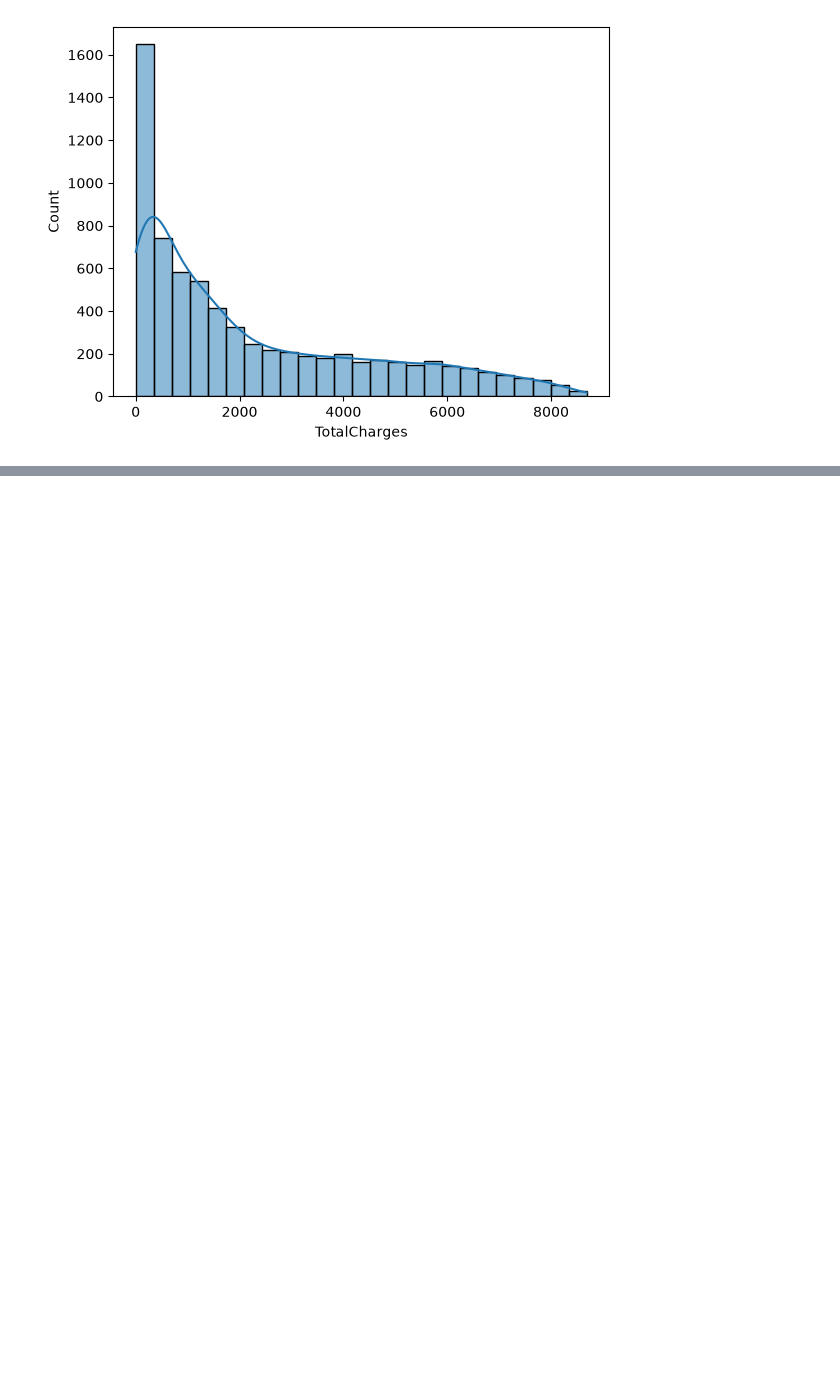
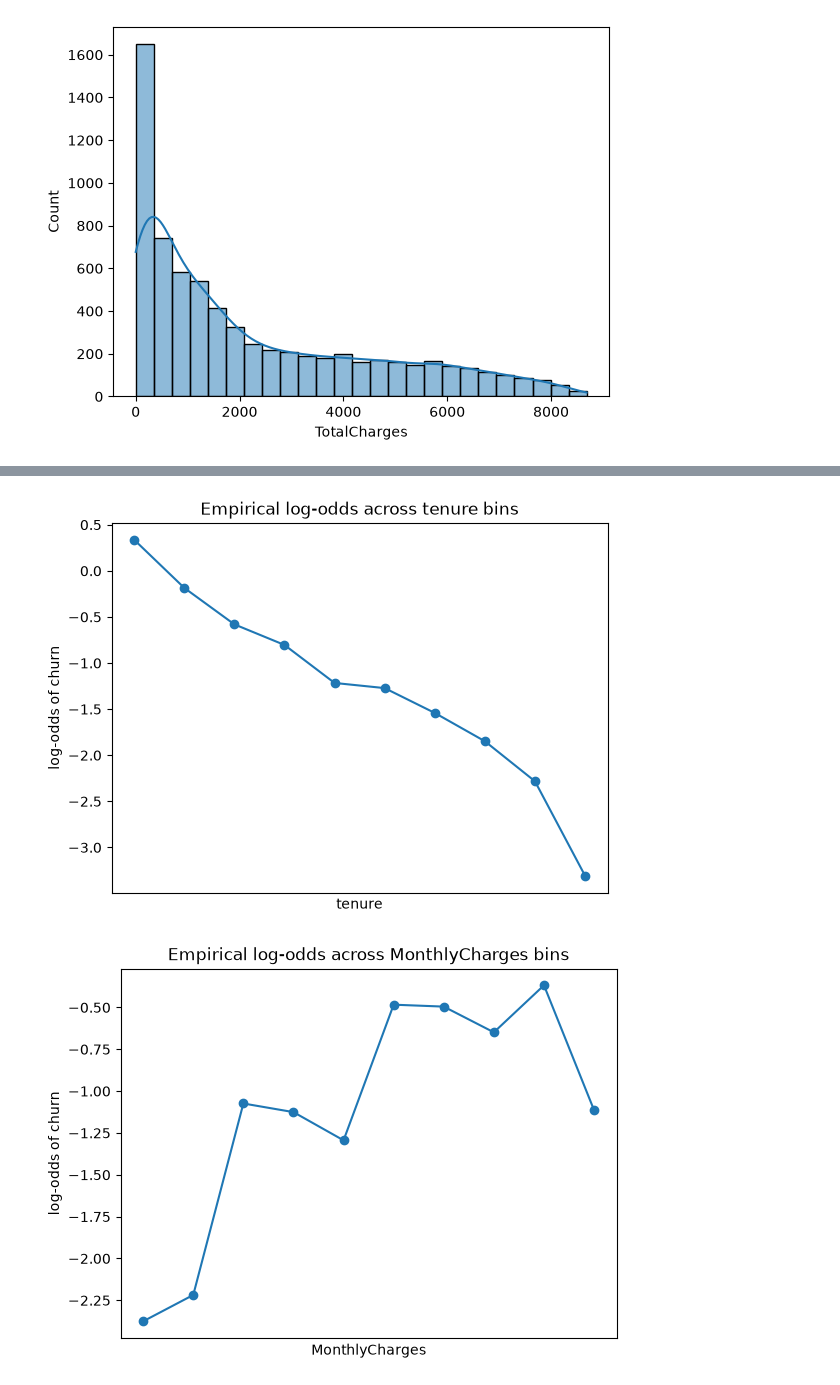
Before and after one commit to ShamsherCoder09/Telecom-Customer-Churn-Prediction, a Jupyter notebook: churn.ipynb, the cells around one changed output, grey strips where cells are left out. Saved outputs shown, nothing was run; the diff lists cells and outputs as text; code cells hidden in the pictures; blank space fills up the shorter version.

```diff
--- a/churn.ipynb
+++ b/churn.ipynb
@@ -135,0 +239,5 @@ for k in feature_selection[1:4]:
+# %%
+for col in cotegorical_features:
+    print(f"churn rage % by {col}")
+    print((df.groupby(col)['Churn'].mean()*100).round(1).sort_values(ascending=False))
+    print()
@@ -135,0 +343,17 @@ for k in feature_selection[1:4]:
+# %%
+#(2) Linearity in the log-odds: logistic regression assumes each numeric feature is
+# linear vs the log-odds of churn
+def logodds_by_bin(col):
+    b = pd.qcut(df[col], 10, duplicates="drop")
+    g = df.groupby(b, observed=True)["Churn"].mean().clip(0.01, 0.99)
+    return np.log(g / (1 - g))
+# %%
+for col in ["tenure", "MonthlyCharges", "TotalCharges"]:
+    logodds_by_bin(col).plot(marker="o")
+    plt.title(f"Empirical log-odds across {col} bins")
+    plt.ylabel("log-odds of churn")
+    plt.xticks([])
+    plt.show()
+# %% [output]
+[figure, added]
+[figure, added]
```
Also changed, not shown: parts of 34 cells of this notebook.
